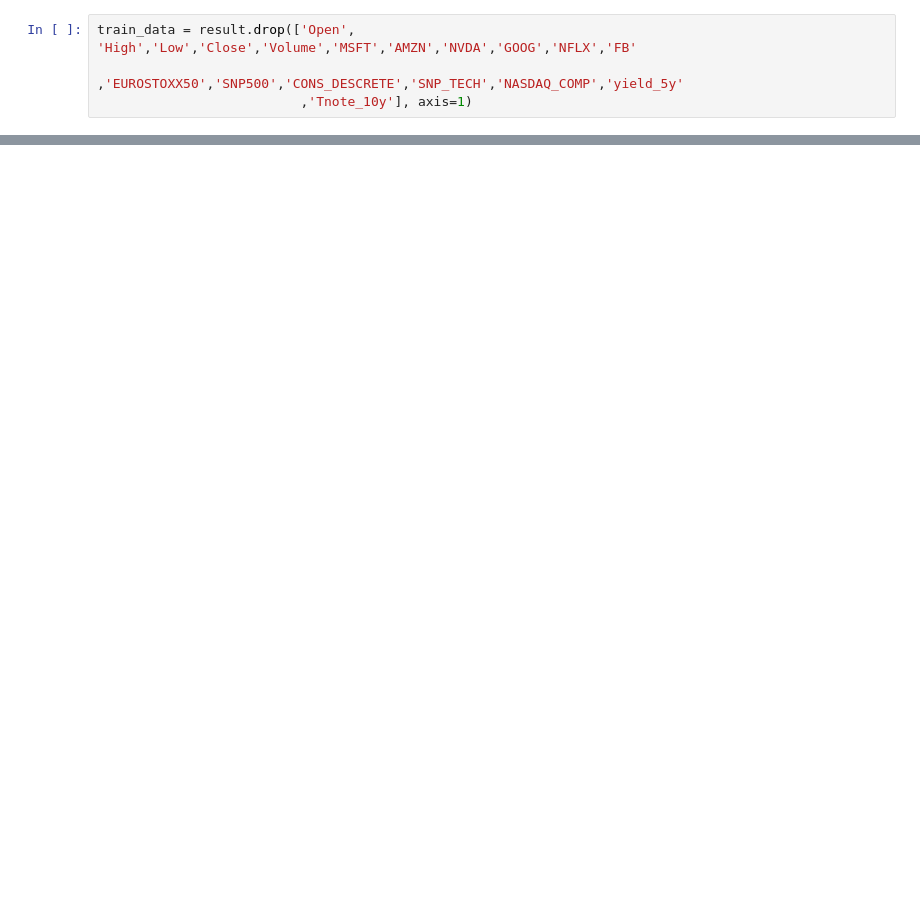
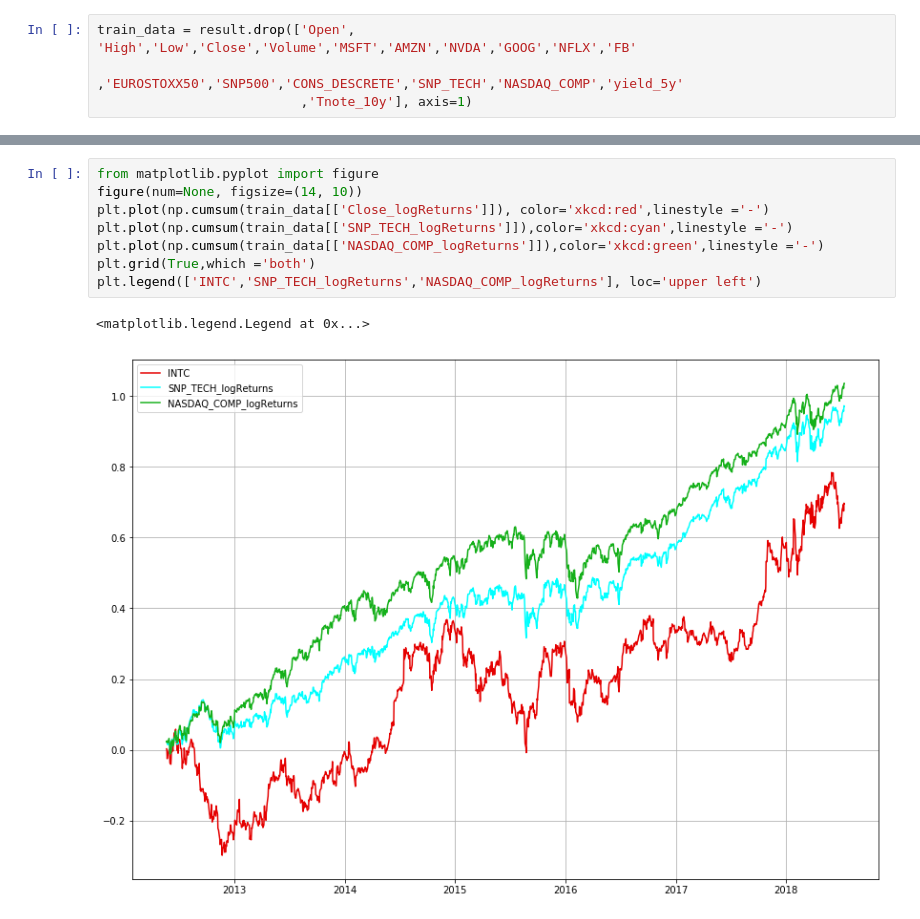
Before and after one commit to profiler84/algotrading, a Jupyter notebook: getData.ipynb, the cells around one changed output, grey strips where cells are left out. Cells and saved outputs as stored; diff of their text form; blank space fills up the shorter version.

```diff
--- a/getData.ipynb
+++ b/getData.ipynb
@@ -185,0 +296,11 @@ plt.plot(train_data[['NASDAQ_COMP_logReturns']])
+# %%
+from matplotlib.pyplot import figure
+figure(num=None, figsize=(14, 10))
+plt.plot(np.cumsum(train_data[['Close_logReturns']]), color='xkcd:red',linestyle ='-')
+plt.plot(np.cumsum(train_data[['SNP_TECH_logReturns']]),color='xkcd:cyan',linestyle ='-')
+plt.plot(np.cumsum(train_data[['NASDAQ_COMP_logReturns']]),color='xkcd:green',linestyle ='-')
+plt.grid(True,which ='both')
+plt.legend(['INTC','SNP_TECH_logReturns','NASDAQ_COMP_logReturns'], loc='upper left')
+# %% [output]
+<matplotlib.legend.Legend at 0x...>
+[figure, added]
```
Also changed, not shown: parts of 21 cells of this notebook, 1 other file.
